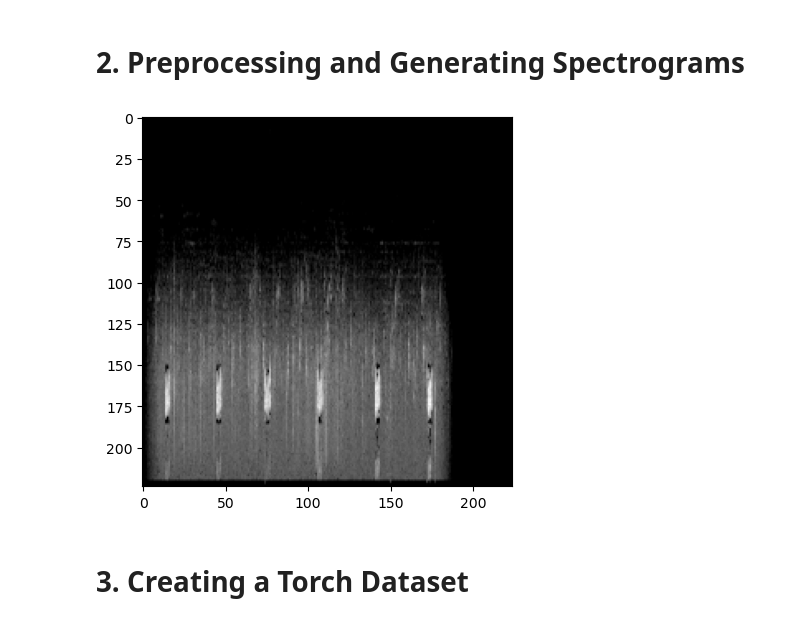
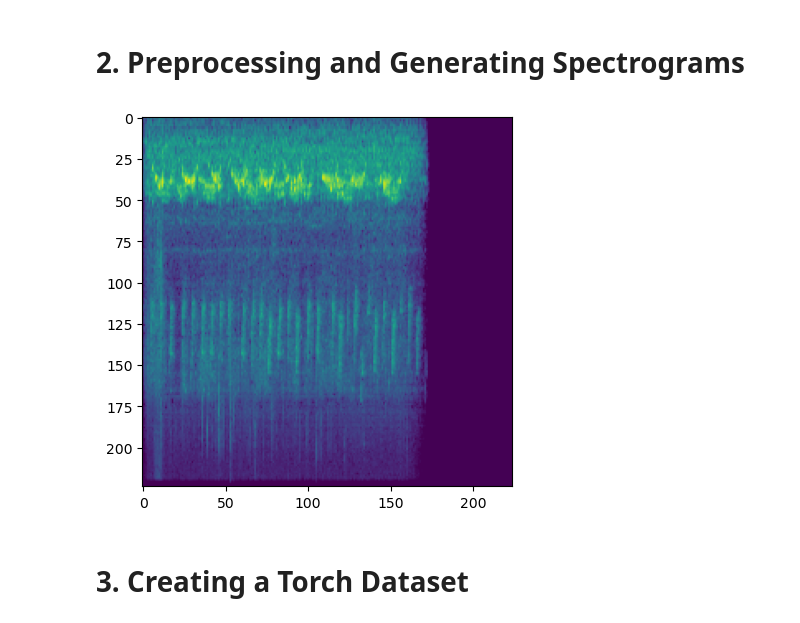
Before and after one commit to AmziJeffs/Erdos_birdCLEF, a Jupyter notebook: sample scripts/EDAbaseline.ipynb, the cells around one changed output. Drawn from its saved outputs; the diff is of its cells as text; code cells hidden in the pictures.

```diff
--- a/sample scripts/EDAbaseline.ipynb
+++ b/sample scripts/EDAbaseline.ipynb
@@ -27,7 +28,7 @@ import torch.optim as optim
 SAMPLE_RATE = 32000 # All our audio uses this sample rate
 SAMPLE_LENGTH = 5 # Duration we want to crop our audio to
 NUM_SPECIES = 182 # Number of bird species we need to label
-DATA_DIR = "data/"
+DATA_DIR = "../data/"
 # %% [markdown]
 # 1. Exploratory data analysis
 # %%
@@ -148,14 +178,22 @@ def filepath_to_tensor(filepath):
     spec = spectrogram_transform(sample)
     mel_spec = mel_spectrogram_transform(spec)
     db_scaled_mel_spec = db_scaler(mel_spec)
-    resized = resize(db_scaled_mel_spec)
-    return resized
+    x = resize(db_scaled_mel_spec)
+    # x = spectrogram_transform(sample)
+    # x = mel_spectrogram_transform(x)
+    # exponent = np.random.uniform(low = 0.5, high = 3)
+    # x = torch.pow(x, exponent)
+    # x = db_scaler(x)
+    # x = time_mask(x)
+    # x = freq_mask(x)
+    # x = resize(x)
+    return x
 # %%
-t = filepath_to_tensor(DATA_DIR+"train_audio/"+train.iloc[0]['filename'])
-plt.imshow(t.squeeze().numpy(), cmap='gray')
+t = filepath_to_tensor(DATA_DIR+"train_audio/"+train.iloc[20]['filename'])
+plt.imshow(t.squeeze().numpy())
 plt.show()
 # %% [output]
-[figure, old version]
+[figure, new version]
 # %% [markdown]
 # 3. Creating a Torch Dataset
 # %%
```
Also changed, not shown: parts of 7 cells of this notebook, 4 other files.
